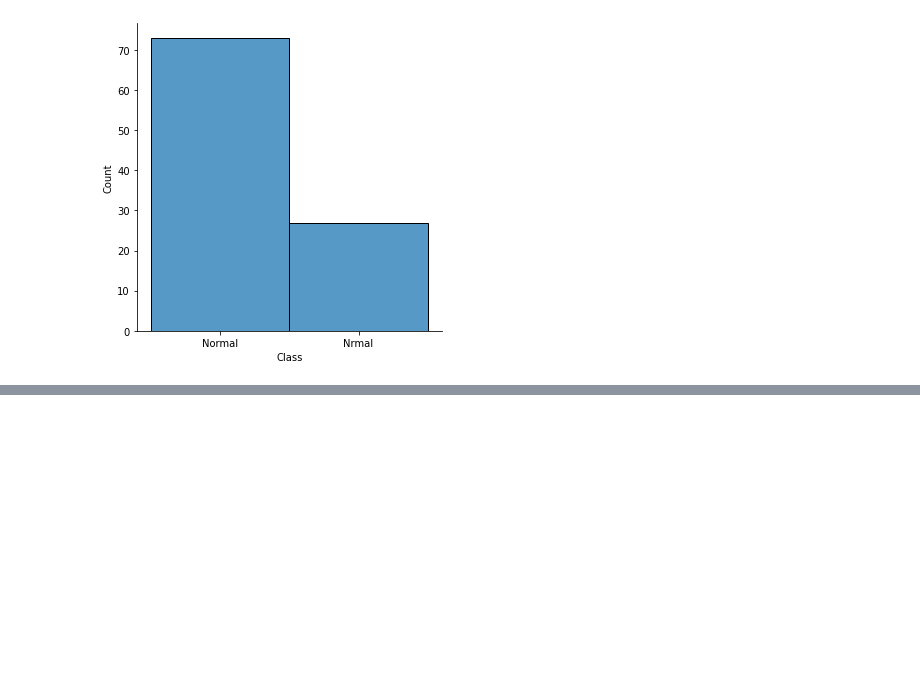
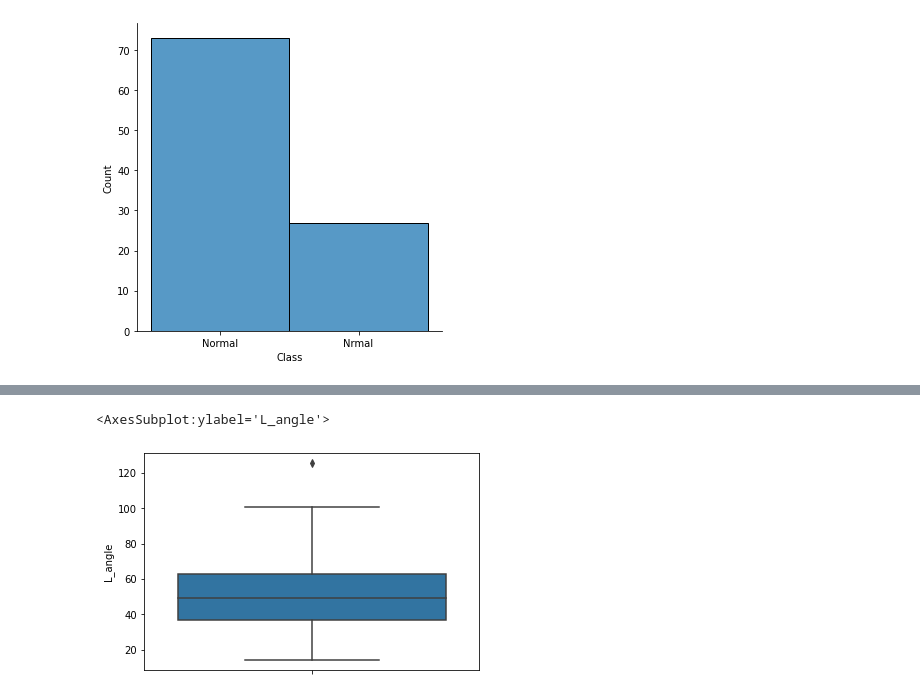
Before and after one commit to MohitBansal9013/AIML-Supervised-Learning, a Jupyter notebook: Supervised Learning Project.ipynb, the cells around one changed output, grey strips where cells are left out. Saved outputs shown, nothing was run; the diff lists cells and outputs as text; code cells hidden in the pictures; blank space fills up the shorter version.

```diff
--- a/Supervised Learning Project.ipynb
+++ b/Supervised Learning Project.ipynb
@@ -282,0 +305,5 @@ sns.jointplot(data=df, x='P_incidence', y='S_slope')
+# %%
+sns.boxplot(data=df, y='L_angle')
+# %% [output]
+<AxesSubplot:ylabel='L_angle'>
+[figure, added]
```
Also changed, not shown: parts of 58 cells of this notebook.
